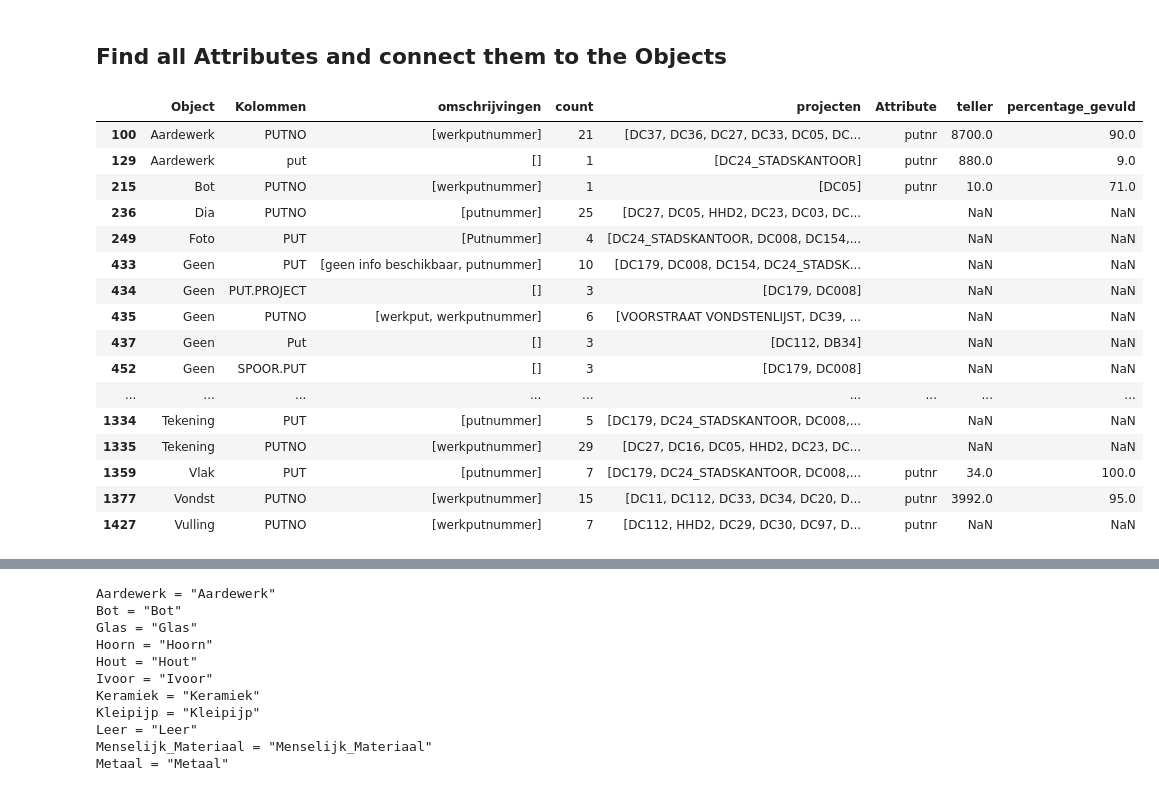
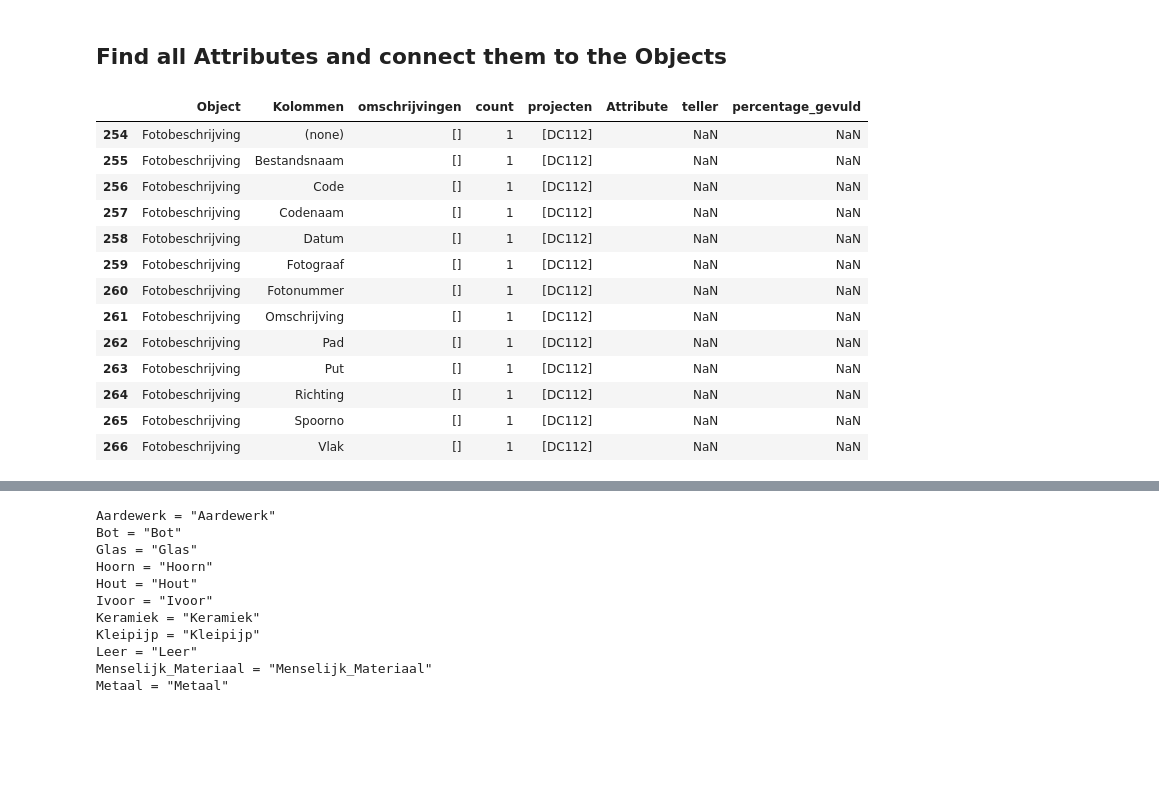
Before and after one commit to brienen/wasstraat_archeologische_data, a Jupyter notebook: notebooks/Analyse_Attributen.ipynb, the cells around one changed output, grey strips where cells are left out. Drawn from its saved outputs; the diff is of its cells as text; code cells hidden in the pictures; blank space fills up the shorter version.

```diff
--- a/notebooks/Analyse_Attributen.ipynb
+++ b/notebooks/Analyse_Attributen.ipynb
@@ -56,26 +56,22 @@ df_table.head(30)
 # %%
 
 df = attributes.getAllAttributes()
-df[df['Object'] == 'Artefact'].head(5)
-df[df['Kolommen'].str.lower().str.contains('put')]
+df[df['Object'] == 'Fotobeschrijving']
 # %% [output]
 |  | Object | Kolommen | omschrijvingen | count | projecten | Attribute | teller | percentage_gevuld |
-| 100 | Aardewerk | PUTNO | [werkputnummer] | 21 | [DC37, DC36, DC27, DC33, DC05, DC... | putnr | 8700.0 | 90.0 |
-| 129 | Aardewerk | put | [] | 1 | [DC24_STADSKANTOOR] | putnr | 880.0 | 9.0 |
-| 215 | Bot | PUTNO | [werkputnummer] | 1 | [DC05] | putnr | 10.0 | 71.0 |
-| 236 | Dia | PUTNO | [putnummer] | 25 | [DC27, DC05, HHD2, DC23, DC03, DC... |  | NaN | NaN |
-| 249 | Foto | PUT | [Putnummer] | 4 | [DC24_STADSKANTOOR, DC008, DC154,... |  | NaN | NaN |
-| 433 | Geen | PUT | [geen info beschikbaar, putnummer] | 10 | [DC179, DC008, DC154, DC24_STADSK... |  | NaN | NaN |
-| 434 | Geen | PUT.PROJECT | [] | 3 | [DC179, DC008] |  | NaN | NaN |
-| 435 | Geen | PUTNO | [werkput, werkputnummer] | 6 | [VOORSTRAAT VONDSTENLIJST, DC39, ... |  | NaN | NaN |
-| 437 | Geen | Put | [] | 3 | [DC112, DB34] |  | NaN | NaN |
-| 452 | Geen | SPOOR.PUT | [] | 3 | [DC179, DC008] |  | NaN | NaN |
-| ... | ... | ... | ... | ... | ... | ... | ... | ... |
-| 1334 | Tekening | PUT | [putnummer] | 5 | [DC179, DC24_STADSKANTOOR, DC008,... |  | NaN | NaN |
-| 1335 | Tekening | PUTNO | [werkputnummer] | 29 | [DC27, DC16, DC05, HHD2, DC23, DC... |  | NaN | NaN |
-| 1359 | Vlak | PUT | [putnummer] | 7 | [DC179, DC24_STADSKANTOOR, DC008,... | putnr | 34.0 | 100.0 |
-| 1377 | Vondst | PUTNO | [werkputnummer] | 15 | [DC11, DC112, DC33, DC34, DC20, D... | putnr | 3992.0 | 95.0 |
-| 1427 | Vulling | PUTNO | [werkputnummer] | 7 | [DC112, HHD2, DC29, DC30, DC97, D... | putnr | NaN | NaN |
+| 254 | Fotobeschrijving | (none) | [] | 1 | [DC112] |  | NaN | NaN |
+| 255 | Fotobeschrijving | Bestandsnaam | [] | 1 | [DC112] |  | NaN | NaN |
+| 256 | Fotobeschrijving | Code | [] | 1 | [DC112] |  | NaN | NaN |
+| 257 | Fotobeschrijving | Codenaam | [] | 1 | [DC112] |  | NaN | NaN |
+| 258 | Fotobeschrijving | Datum | [] | 1 | [DC112] |  | NaN | NaN |
+| 259 | Fotobeschrijving | Fotograaf | [] | 1 | [DC112] |  | NaN | NaN |
+| 260 | Fotobeschrijving | Fotonummer | [] | 1 | [DC112] |  | NaN | NaN |
+| 261 | Fotobeschrijving | Omschrijving | [] | 1 | [DC112] |  | NaN | NaN |
+| 262 | Fotobeschrijving | Pad | [] | 1 | [DC112] |  | NaN | NaN |
+| 263 | Fotobeschrijving | Put | [] | 1 | [DC112] |  | NaN | NaN |
+| 264 | Fotobeschrijving | Richting | [] | 1 | [DC112] |  | NaN | NaN |
+| 265 | Fotobeschrijving | Spoorno | [] | 1 | [DC112] |  | NaN | NaN |
+| 266 | Fotobeschrijving | Vlak | [] | 1 | [DC112] |  | NaN | NaN |
 # %%
 lst = df['Object'].unique()
 Objecten_lst = Dropdown(options = sorted(lst))
```
Also changed, not shown: parts of 2 cells of this notebook, 8 other files.
